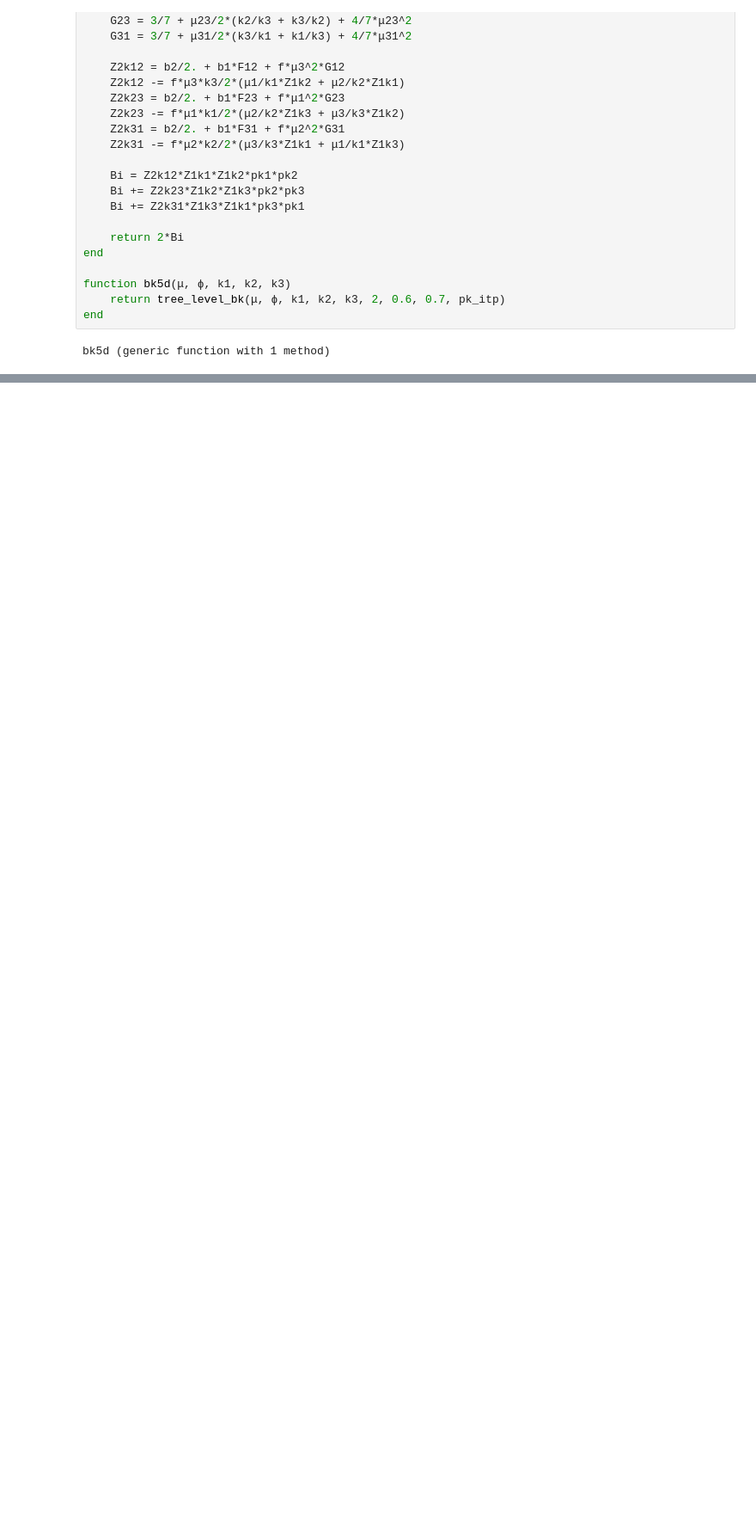
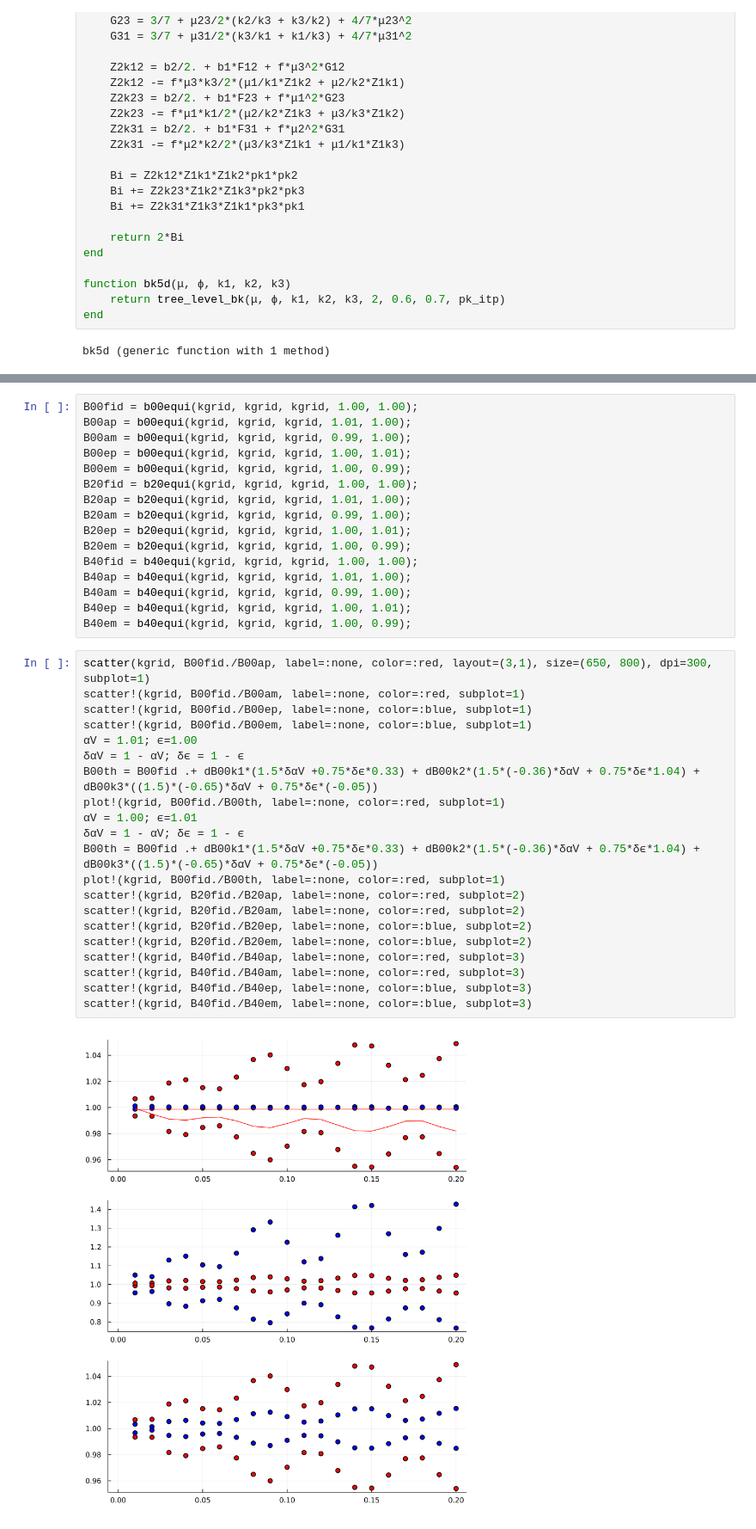
Before and after one commit to ladosamushia/BispectrumAP, a Jupyter notebook: BAOplots.ipynb, the cells around one changed output, grey strips where cells are left out. Shown at 86% size. Cells and saved outputs as stored; diff of their text form; blank space fills up the shorter version.

Commit message:
bispectrum first plots 2

```diff
--- a/BAOplots.ipynb
+++ b/BAOplots.ipynb
@@ -229,0 +245,39 @@ scatter!(kgrid, B00fid./B00eu, label=:none, color=:blue)
+# %%
+B00fid = b00equi(kgrid, kgrid, kgrid, 1.00, 1.00);
+B00ap = b00equi(kgrid, kgrid, kgrid, 1.01, 1.00);
+B00am = b00equi(kgrid, kgrid, kgrid, 0.99, 1.00);
+B00ep = b00equi(kgrid, kgrid, kgrid, 1.00, 1.01);
+B00em = b00equi(kgrid, kgrid, kgrid, 1.00, 0.99);
+B20fid = b20equi(kgrid, kgrid, kgrid, 1.00, 1.00);
+B20ap = b20equi(kgrid, kgrid, kgrid, 1.01, 1.00);
+B20am = b20equi(kgrid, kgrid, kgrid, 0.99, 1.00);
+B20ep = b20equi(kgrid, kgrid, kgrid, 1.00, 1.01);
+B20em = b20equi(kgrid, kgrid, kgrid, 1.00, 0.99);
+B40fid = b40equi(kgrid, kgrid, kgrid, 1.00, 1.00);
+B40ap = b40equi(kgrid, kgrid, kgrid, 1.01, 1.00);
+B40am = b40equi(kgrid, kgrid, kgrid, 0.99, 1.00);
+B40ep = b40equi(kgrid, kgrid, kgrid, 1.00, 1.01);
+B40em = b40equi(kgrid, kgrid, kgrid, 1.00, 0.99);
+# %%
+scatter(kgrid, B00fid./B00ap, label=:none, color=:red, layout=(3,1), size=(650, 800), dpi=300, subplot=1)
+scatter!(kgrid, B00fid./B00am, label=:none, color=:red, subplot=1)
+scatter!(kgrid, B00fid./B00ep, label=:none, color=:blue, subplot=1)
+scatter!(kgrid, B00fid./B00em, label=:none, color=:blue, subplot=1)
+αV = 1.01; ϵ=1.00
+δαV = 1 - αV; δϵ = 1 - ϵ
+B00th = B00fid .+ dB00k1*(1.5*δαV +0.75*δϵ*0.33) + dB00k2*(1.5*(-0.36)*δαV + 0.75*δϵ*1.04) + dB00k3*((1.5)*(-0.65)*δαV + 0.75*δϵ*(-0.05))
+plot!(kgrid, B00fid./B00th, label=:none, color=:red, subplot=1)
+αV = 1.00; ϵ=1.01
+δαV = 1 - αV; δϵ = 1 - ϵ
+B00th = B00fid .+ dB00k1*(1.5*δαV +0.75*δϵ*0.33) + dB00k2*(1.5*(-0.36)*δαV + 0.75*δϵ*1.04) + dB00k3*((1.5)*(-0.65)*δαV + 0.75*δϵ*(-0.05))
+plot!(kgrid, B00fid./B00th, label=:none, color=:red, subplot=1)
+scatter!(kgrid, B20fid./B20ap, label=:none, color=:red, subplot=2)
+scatter!(kgrid, B20fid./B20am, label=:none, color=:red, subplot=2)
+scatter!(kgrid, B20fid./B20ep, label=:none, color=:blue, subplot=2)
+scatter!(kgrid, B20fid./B20em, label=:none, color=:blue, subplot=2)
+scatter!(kgrid, B40fid./B40ap, label=:none, color=:red, subplot=3)
+scatter!(kgrid, B40fid./B40am, label=:none, color=:red, subplot=3)
+scatter!(kgrid, B40fid./B40ep, label=:none, color=:blue, subplot=3)
+scatter!(kgrid, B40fid./B40em, label=:none, color=:blue, subplot=3)
+# %% [output]
+[figure, added]
```
Also changed, not shown: parts of 10 cells of this notebook.
